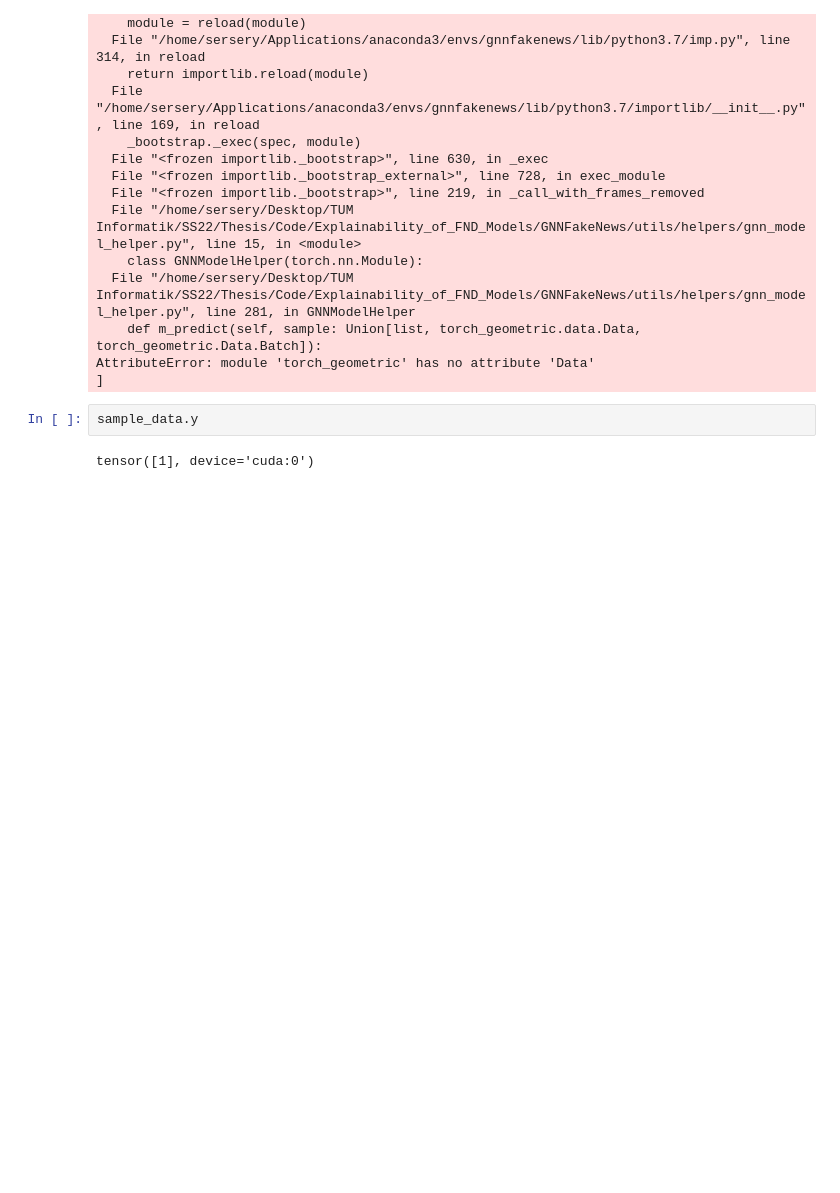
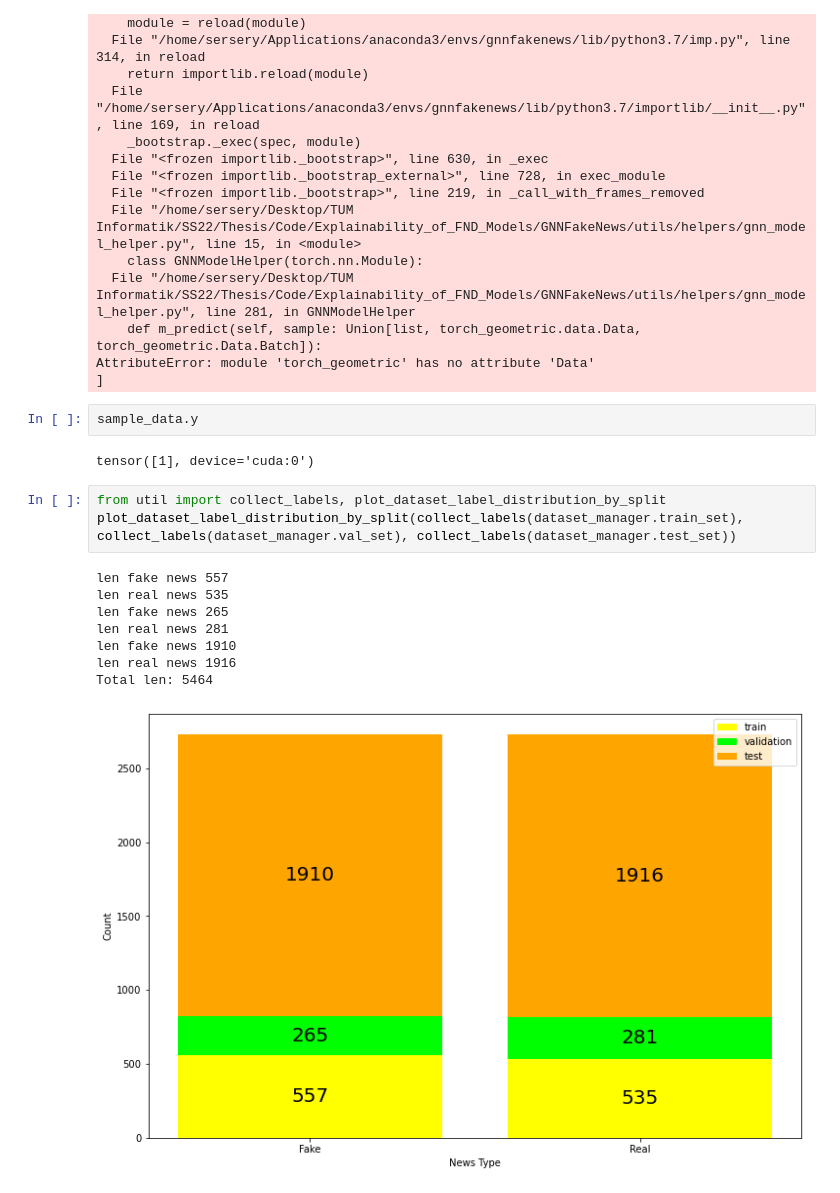
Before and after one commit to sersery35/Explainability_of_FND_Models, a Jupyter notebook: GNNFakeNews/notebooks/UPFD_SAGE_GNN_GOS_Notebook.ipynb, the cells around one changed output. Saved outputs shown, nothing was run; the diff lists cells and outputs as text; blank space fills up the shorter version.

```diff
--- a/GNNFakeNews/notebooks/UPFD_SAGE_GNN_GOS_Notebook.ipynb
+++ b/GNNFakeNews/notebooks/UPFD_SAGE_GNN_GOS_Notebook.ipynb
@@ -130,3 +133,15 @@ AttributeError: module 'torch_geometric' has no attribute 'Data'
 sample_data.y
 # %% [output]
 tensor([1], device='cuda:0')
+# %%
+from util import collect_labels, plot_dataset_label_distribution_by_split
+plot_dataset_label_distribution_by_split(collect_labels(dataset_manager.train_set), collect_labels(dataset_manager.val_set), collect_labels(dataset_manager.test_set))
+# %% [output]
+len fake news 557
+len real news 535
+len fake news 265
+len real news 281
+len fake news 1910
+len real news 1916
+Total len: 5464
+[figure, added]
```
Also changed, not shown: parts of 3 cells of this notebook, 18 other files.
